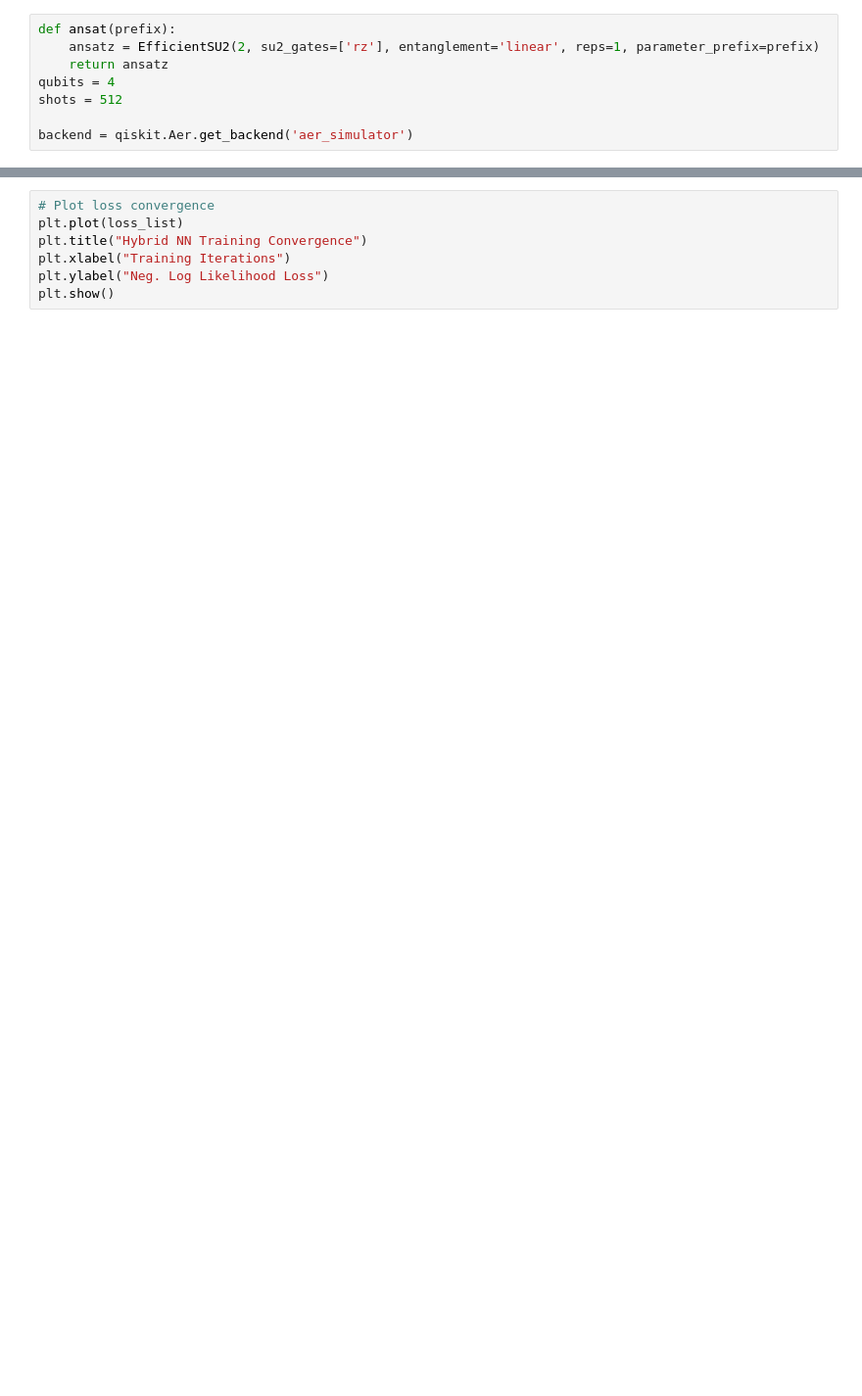
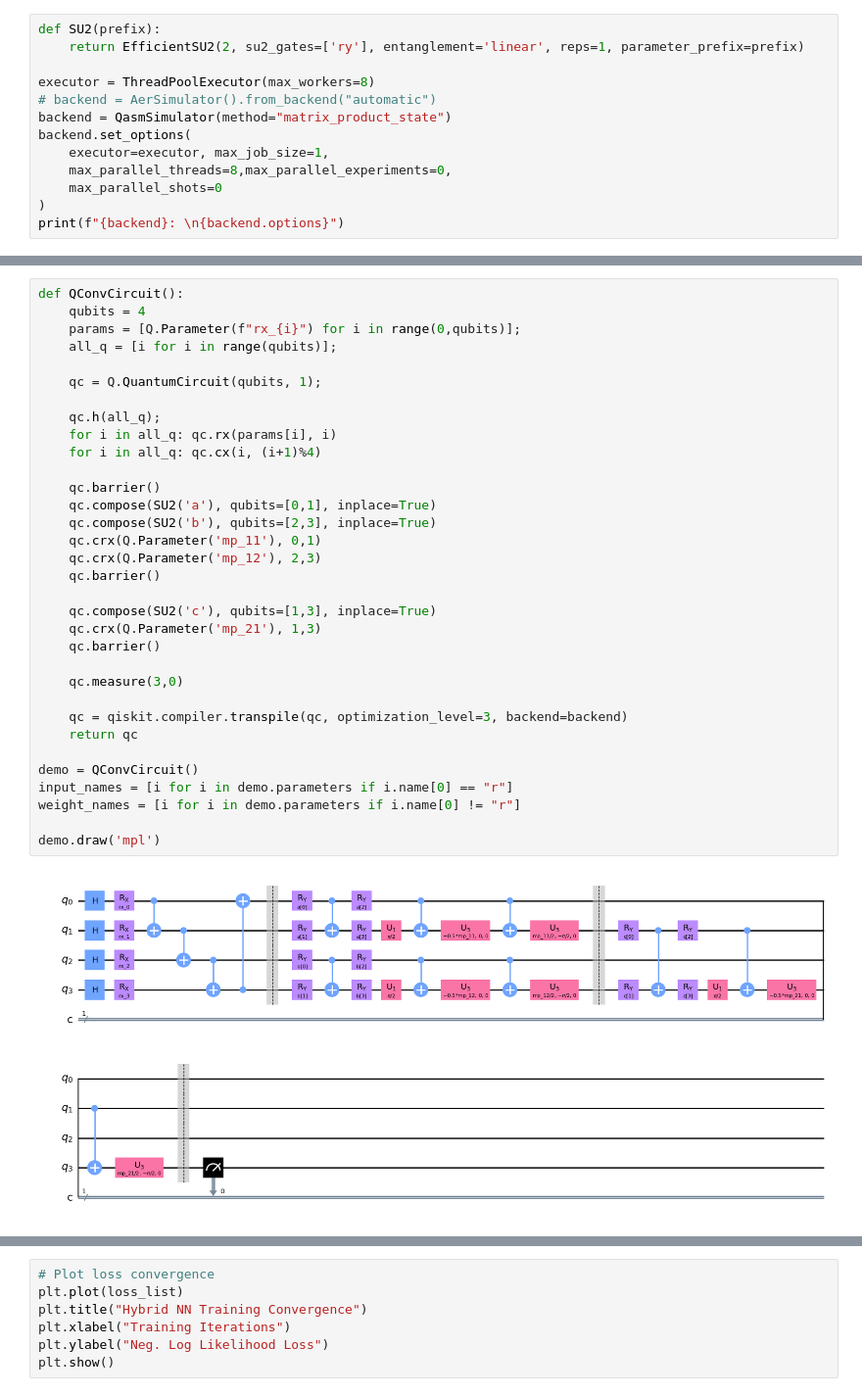
Before and after one commit to plutoniumm/plasma, a Jupyter notebook: notebooks/QCNN.ipynb, the cells around one changed output, grey strips where cells are left out. Shown at 98% size. Drawn from its saved outputs; the diff is of its cells as text; blank space fills up the shorter version.

```diff
--- a/notebooks/QCNN.ipynb
+++ b/notebooks/QCNN.ipynb
@@ -45,8 +59,13 @@ using 10 |> @2000 points ∈ [0, 1, 2, 3, 4, 5, 6, 7, 8, 9] for 10 epochs
 # %%
-def ansat(prefix):
-    ansatz = EfficientSU2(2, su2_gates=['rz'], entanglement='linear', reps=1, parameter_prefix=prefix)
-    return ansatz
-qubits = 4
-shots = 512
+def SU2(prefix):
+    return EfficientSU2(2, su2_gates=['ry'], entanglement='linear', reps=1, parameter_prefix=prefix)
 
-backend = qiskit.Aer.get_backend('aer_simulator')
+executor = ThreadPoolExecutor(max_workers=8)
+# backend = AerSimulator().from_backend("automatic")
+backend = QasmSimulator(method="matrix_product_state")
+backend.set_options(
+    executor=executor, max_job_size=1,
+    max_parallel_threads=8,max_parallel_experiments=0,
+    max_parallel_shots=0
+)
+print(f"{backend}: \n{backend.options}")
@@ -78,0 +75,35 @@ def QConvCircuit(qubits):
+# %%
+def QConvCircuit():
+    qubits = 4
+    params = [Q.Parameter(f"rx_{i}") for i in range(0,qubits)];
+    all_q = [i for i in range(qubits)];
+
+    qc = Q.QuantumCircuit(qubits, 1);
+
+    qc.h(all_q);
+    for i in all_q: qc.rx(params[i], i)
+    for i in all_q: qc.cx(i, (i+1)%4)
+
+    qc.barrier()
+    qc.compose(SU2('a'), qubits=[0,1], inplace=True)
+    qc.compose(SU2('b'), qubits=[2,3], inplace=True)
+    qc.crx(Q.Parameter('mp_11'), 0,1)
+    qc.crx(Q.Parameter('mp_12'), 2,3)
+    qc.barrier()
+
+    qc.compose(SU2('c'), qubits=[1,3], inplace=True)
+    qc.crx(Q.Parameter('mp_21'), 1,3)
+    qc.barrier()
+
+    qc.measure(3,0)
+
+    qc = qiskit.compiler.transpile(qc, optimization_level=3, backend=backend)
+    return qc
+
+demo = QConvCircuit()
+input_names = [i for i in demo.parameters if i.name[0] == "r"]
+weight_names = [i for i in demo.parameters if i.name[0] != "r"]
+
+demo.draw('mpl')
+# %% [output]
+[figure, added]
```
Also changed, not shown: parts of 17 cells of this notebook, 2 other files.
